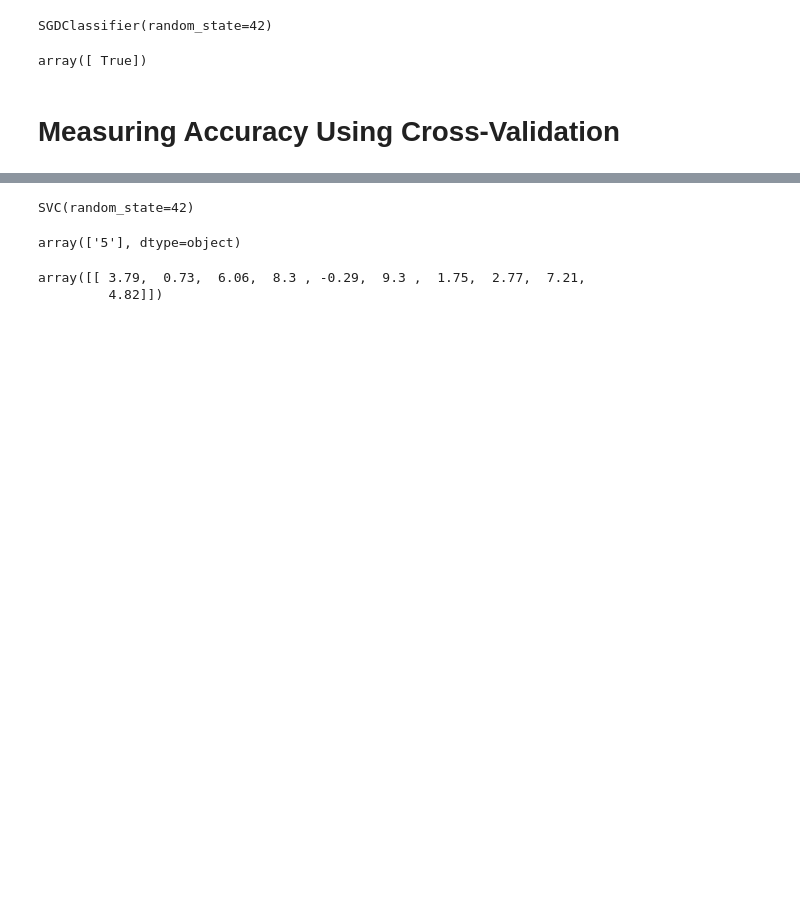
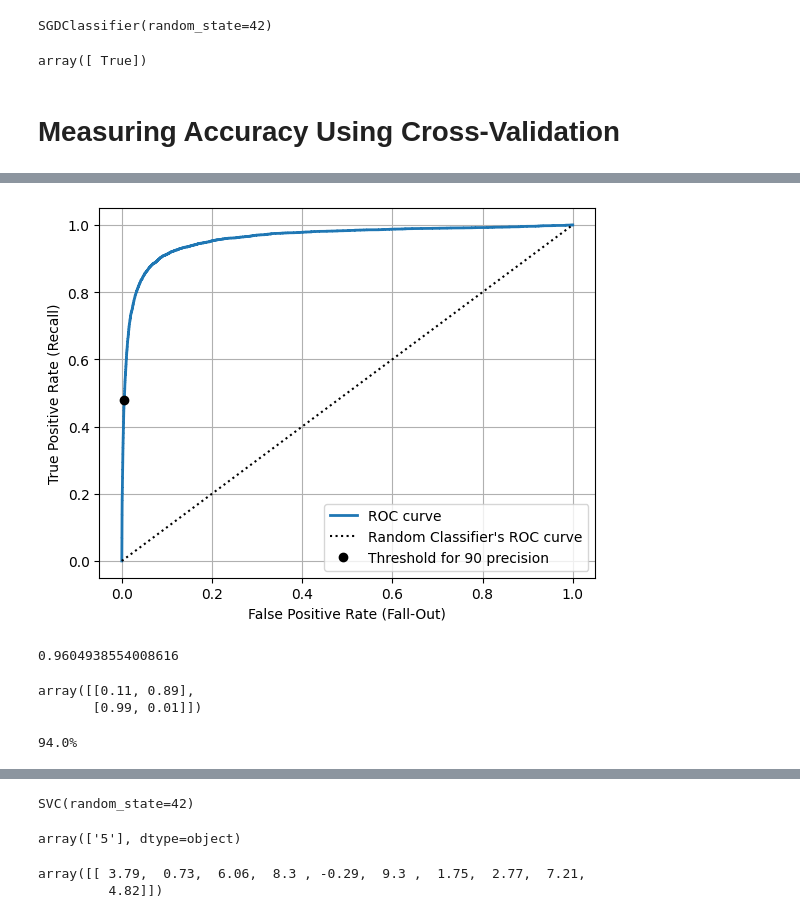
Before and after one commit to SoheilBadri2000/hoSKlearnKerasTensorflow, a Jupyter notebook: ch03.ipynb, the cells around one changed output, grey strips where cells are left out. Saved outputs shown, nothing was run; the diff lists cells and outputs as text; code cells hidden in the pictures; blank space fills up the shorter version.

```diff
--- a/ch03.ipynb
+++ b/ch03.ipynb
@@ -80,0 +205,2 @@ array([ True])
+# %%
+fpr, tpr, thresholds = roc_curve(y_train_5, y_scores)
@@ -80,0 +222,18 @@ array([ True])
+# %%
+idx_for_threshold_at_90 = (thresholds <= threshold_for_90_precision).argmax()
+tpr_90, fpr_90 = tpr[idx_for_threshold_at_90], fpr[idx_for_threshold_at_90]
+
+plt.plot(fpr, tpr, linewidth=2, label="ROC curve")
+plt.plot([0,1], [0,1], 'k:', label="Random Classifier's ROC curve")
+plt.plot([fpr_90], [tpr_90], "ko", label="Threshold for 90 precision")
+plt.legend()
+plt.grid()
+plt.xlabel("False Positive Rate (Fall-Out)")
+plt.ylabel("True Positive Rate (Recall)")
+plt.show()
+# %% [output]
+[figure, added]
+# %%
+roc_auc_score(y_train_5, y_scores)
+# %% [output]
+0.9604938554008616
@@ -80,0 +244,13 @@ array([ True])
+# %%
+y_probas_forest[:2]
+# It predicts that first image is positive with 89% probability
+# and that the second image is negative with 99% probability
+# %% [output]
+array([[0.11, 0.89],
+       [0.99, 0.01]])
+# %%
+# Not in the code
+idx_50_to_60 = (y_probas_forest[:, 1] > 0.50) & (y_probas_forest[:, 1] < 0.60)
+print(f"{(y_train_5[idx_50_to_60]).sum() / idx_50_to_60.sum():.1%}")
+# %% [output]
+94.0%
```
Also changed, not shown: parts of 37 cells of this notebook.
